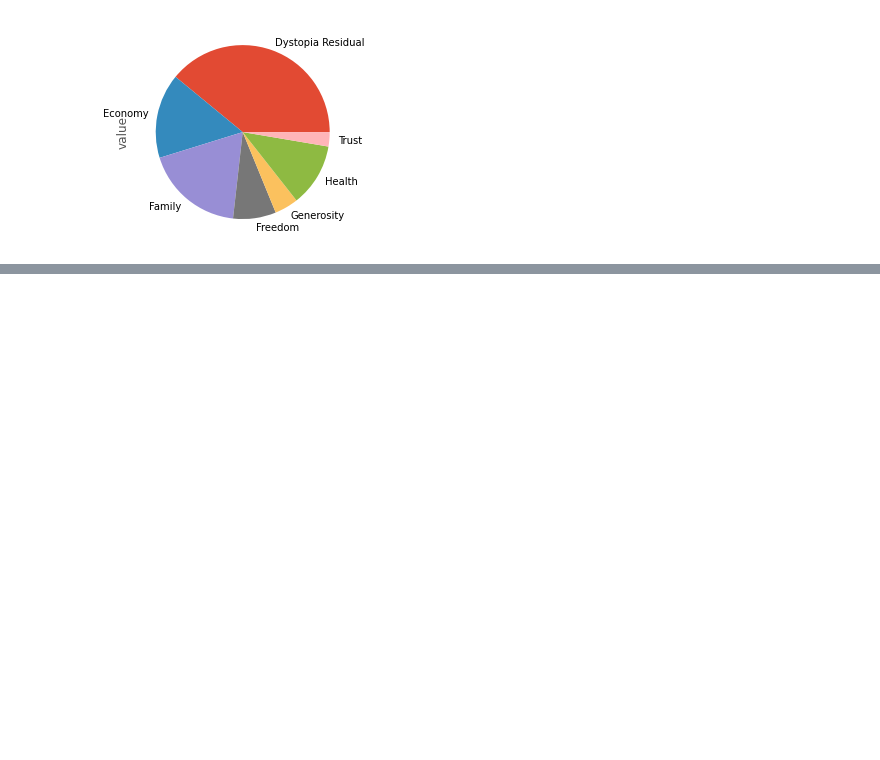
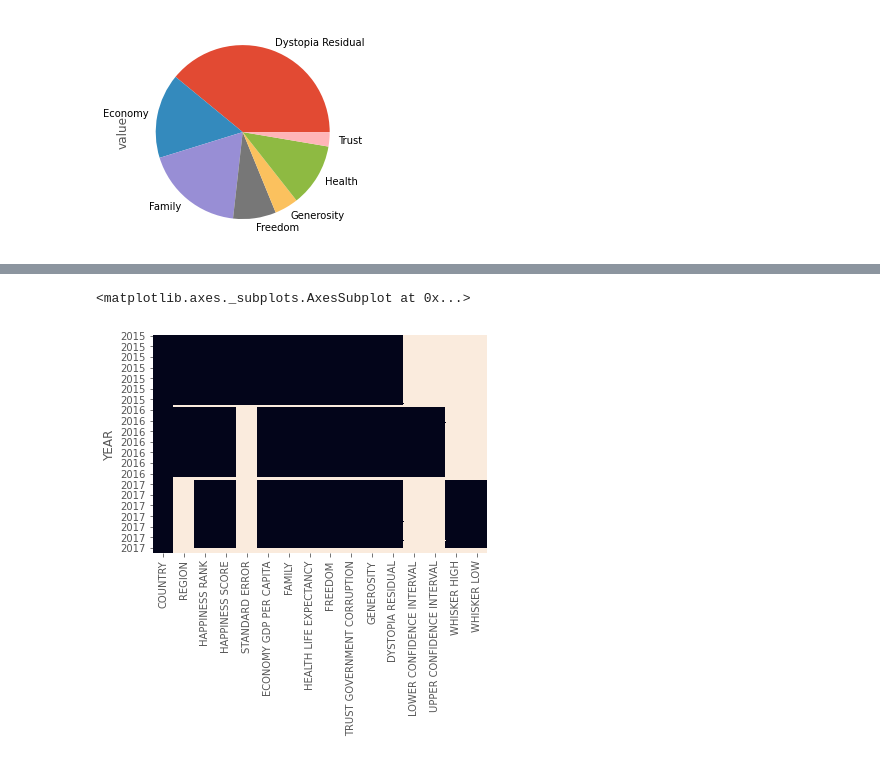
Before and after one commit to VictorOmondi1997/exploring-whr, a Jupyter notebook: exploring_whr.ipynb, the cells around one changed output, grey strips where cells are left out. Cells and saved outputs as stored; diff of their text form; code cells hidden in the pictures; blank space fills up the shorter version.

```diff
--- a/exploring_whr.ipynb
+++ b/exploring_whr.ipynb
@@ -211,0 +330,10 @@ plt.show()
+# %%
+happiness2015 = pd.read_csv("https://dsserver-prod-resources-1.s3.amazonaws.com/347/wh_2015.csv?versionId=jfEXotZkNMvPapsuIuIiUy9PD8d.yQpp")
+happiness2016 = pd.read_csv("https://dsserver-prod-resources-1.s3.amazonaws.com/347/wh_2016.csv?versionId=YTFx.axVvCayn262yITV7dTcN5VWrd_8")
+happiness2017 = pd.read_csv("https://dsserver-prod-resources-1.s3.amazonaws.com/347/wh_2017.csv?versionId=rpTqH_8SLrRgSWwCJvfx472qYfpLK5Qm")
+happiness2017.columns = happiness2017.columns.str.replace('.', ' ').str.replace('\s+', ' ').str.strip().str.upper()
+happiness2015.columns = happiness2015.columns.str.replace('(', '').str.replace(')', '').str.strip().str.upper()
+happiness2016.columns = happiness2016.columns.str.replace('(', '').str.replace(')', '').str.strip().str.upper()
+
+combined = pd.concat([happiness2015, happiness2016, happiness2017], ignore_index=True)
+combined.isnull().sum()
@@ -211,0 +359,6 @@ plt.show()
+# %%
+combined_updated = combined.set_index('YEAR')
+sns.heatmap(combined_updated.isnull(), cbar=False)
+# %% [output]
+<matplotlib.axes._subplots.AxesSubplot at 0x...>
+[figure, added]
```
Also changed, not shown: parts of 28 cells of this notebook.
